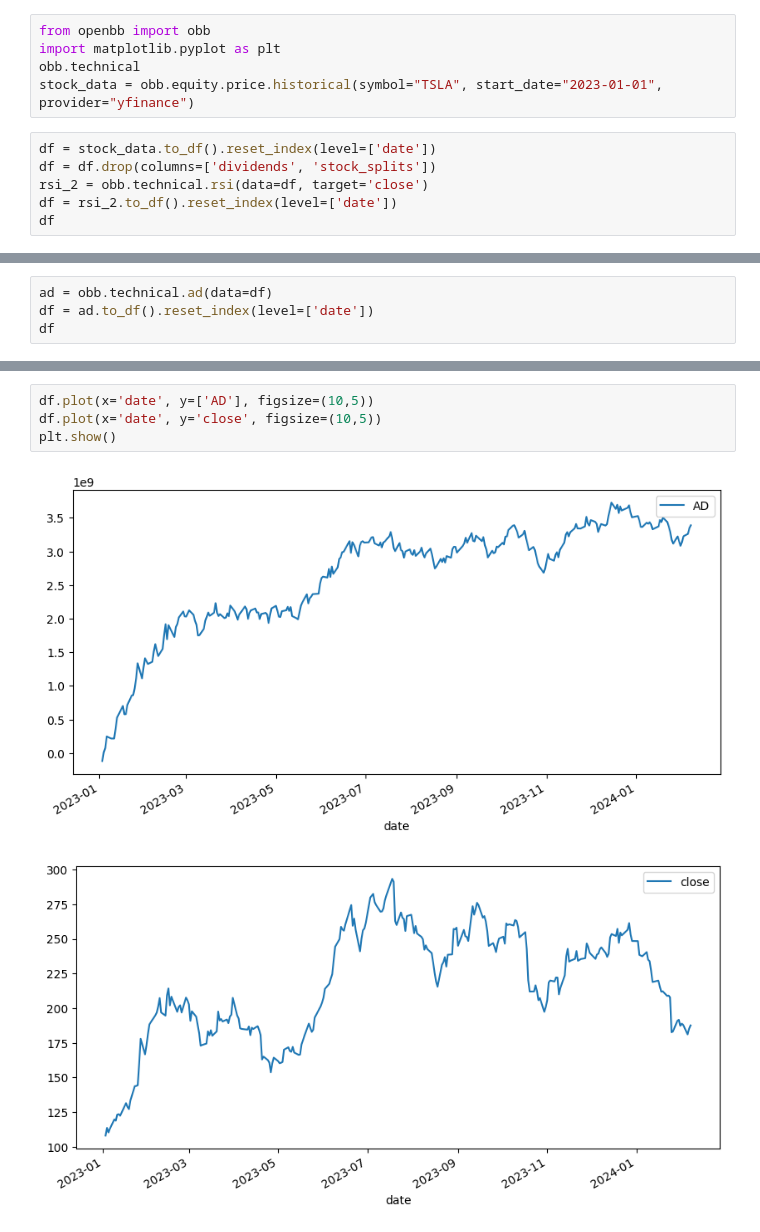
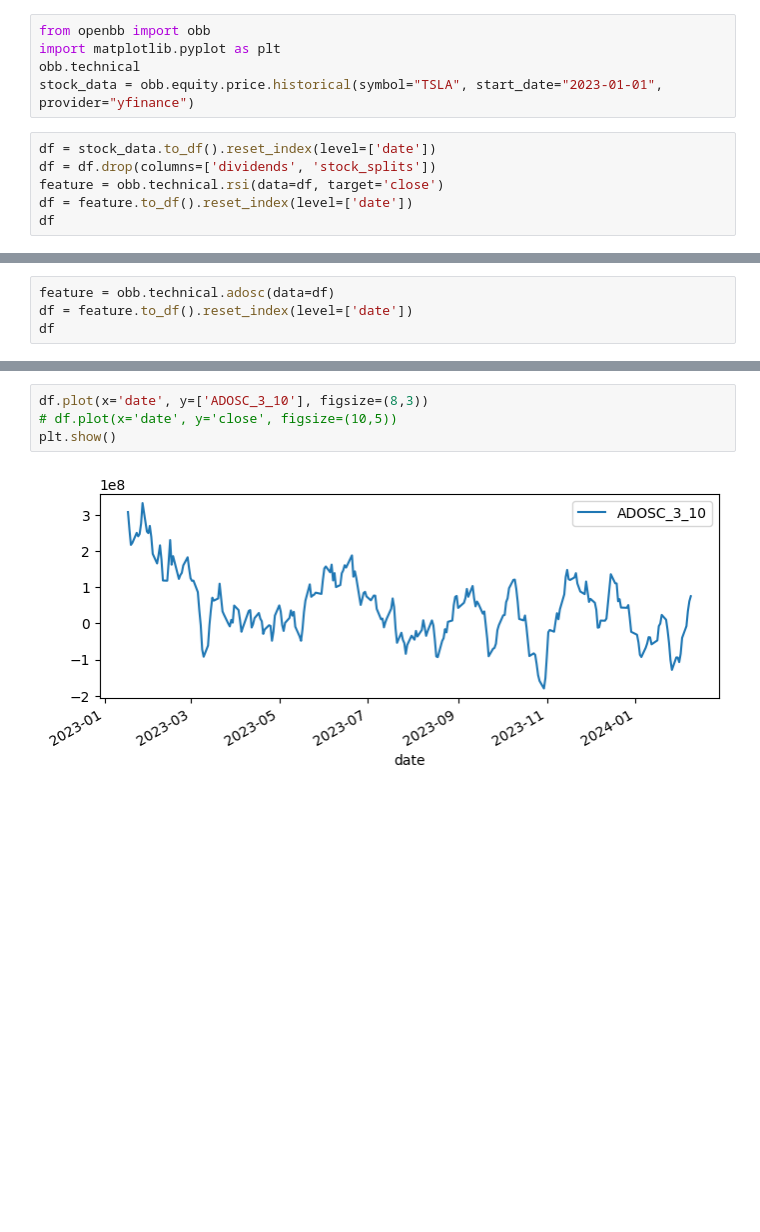
Before and after one commit to oragamiman01/stock_prediction, a Jupyter notebook: feature_generation.ipynb, the cells around one changed output, grey strips where cells are left out. Drawn from its saved outputs; the diff is of its cells as text; blank space fills up the shorter version.

```diff
--- a/feature_generation.ipynb
+++ b/feature_generation.ipynb
@@ -6,8 +6,8 @@ stock_data = obb.equity.price.historical(symbol="TSLA", start_date="2023-01-01",
 # %%
 df = stock_data.to_df().reset_index(level=['date'])
 df = df.drop(columns=['dividends', 'stock_splits'])
-rsi_2 = obb.technical.rsi(data=df, target='close')
-df = rsi_2.to_df().reset_index(level=['date'])
+feature = obb.technical.rsi(data=df, target='close')
+df = feature.to_df().reset_index(level=['date'])
 df
 # %% [output]
 |  | date | open | high | low | close | volume | close_RSI_14 |
@@ -33,5 +32,5 @@ plt.show()
 # %%
-ad = obb.technical.ad(data=df)
-df = ad.to_df().reset_index(level=['date'])
+feature = obb.technical.adosc(data=df)
+df = feature.to_df().reset_index(level=['date'])
 df
 # %% [output]
@@ -51,8 +50,7 @@ df
 # %%
-df.plot(x='date', y=['AD'], figsize=(10,5))
-df.plot(x='date', y='close', figsize=(10,5))
+df.plot(x='date', y=['ADOSC_3_10'], figsize=(8,3))
+# df.plot(x='date', y='close', figsize=(10,5))
 plt.show()
 # %% [output]
-[figure, old version]
+[figure, new version]
-[figure, removed]
 # %%
```
Also changed, not shown: parts of 12 cells of this notebook.
